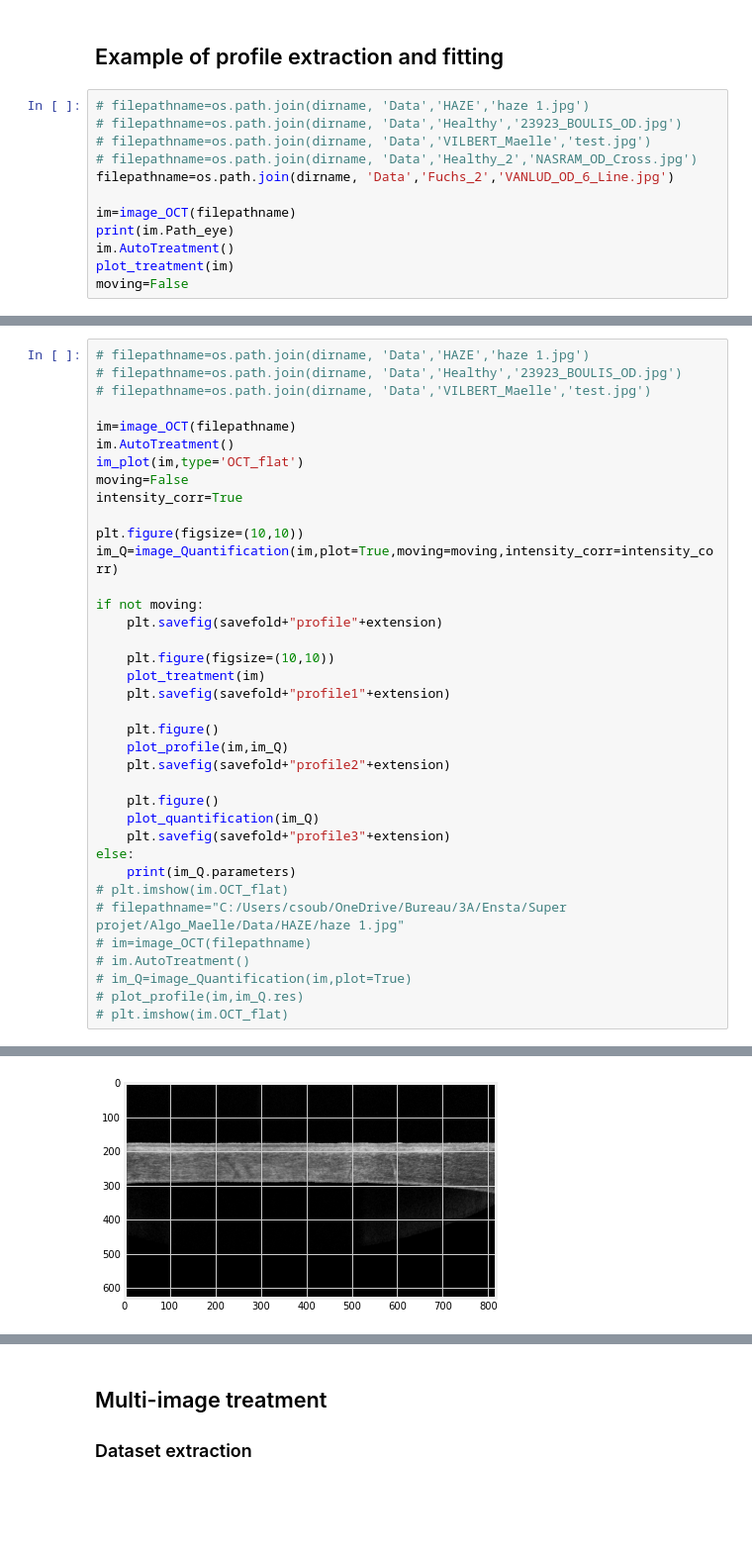
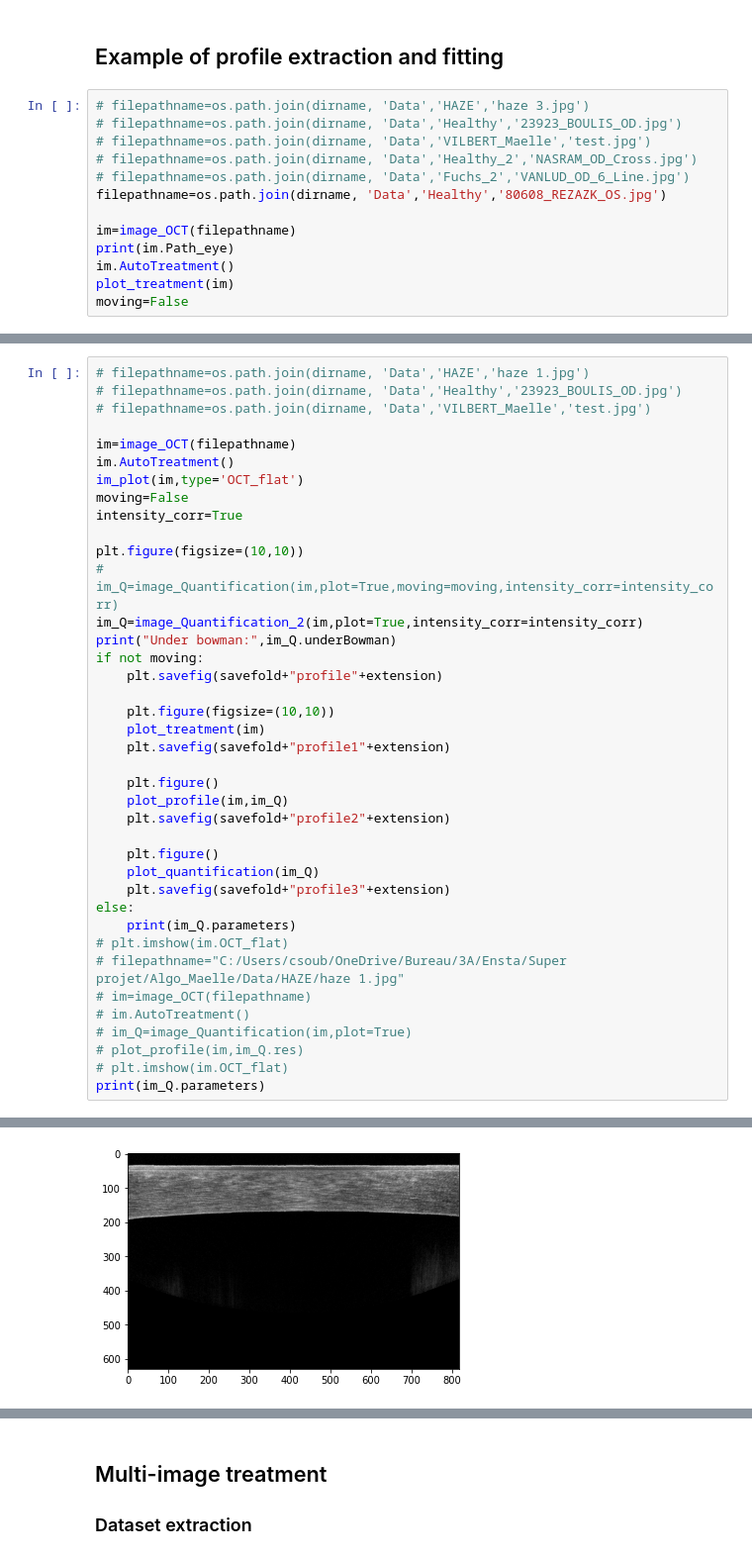
Before and after one commit to Coohrentiin/Quantification_of_corneal_surgery_antecedent, a Jupyter notebook: quatification_test.ipynb, the cells around one changed output, grey strips where cells are left out. Shown: that part at 99% size. Saved outputs shown, nothing was run; the diff lists cells and outputs as text; blank space fills up the shorter version.

```diff
--- a/quatification_test.ipynb
+++ b/quatification_test.ipynb
@@ -97,11 +96,12 @@ TabError: inconsistent use of tabs and spaces in indentation (Temp/ipykernel_191
 # %% [markdown]
 ## Example of profile extraction and fitting
 # %%
-# filepathname=os.path.join(dirname, 'Data','HAZE','haze 1.jpg')
+# filepathname=os.path.join(dirname, 'Data','HAZE','haze 3.jpg')
 # filepathname=os.path.join(dirname, 'Data','Healthy','23923_BOULIS_OD.jpg')
 # filepathname=os.path.join(dirname, 'Data','VILBERT_Maelle','test.jpg')
 # filepathname=os.path.join(dirname, 'Data','Healthy_2','NASRAM_OD_Cross.jpg')
-filepathname=os.path.join(dirname, 'Data','Fuchs_2','VANLUD_OD_6_Line.jpg')
+# filepathname=os.path.join(dirname, 'Data','Fuchs_2','VANLUD_OD_6_Line.jpg')
+filepathname=os.path.join(dirname, 'Data','Healthy','80608_REZAZK_OS.jpg')
 
 im=image_OCT(filepathname)
 print(im.Path_eye)
@@ -123,8 +123,9 @@ moving=False
 intensity_corr=True
 
 plt.figure(figsize=(10,10))
-im_Q=image_Quantification(im,plot=True,moving=moving,intensity_corr=intensity_corr)
-
+# im_Q=image_Quantification(im,plot=True,moving=moving,intensity_corr=intensity_corr)
+im_Q=image_Quantification_2(im,plot=True,intensity_corr=intensity_corr)
+print("Under bowman:",im_Q.underBowman)
 if not moving:
 	plt.savefig(savefold+"profile"+extension)
 
@@ -148,4 +149,5 @@ else:
 # im_Q=image_Quantification(im,plot=True)
 # plot_profile(im,im_Q.res)
 # plt.imshow(im.OCT_flat)
+print(im_Q.parameters)
 # %% [output]
@@ -153 +154 @@ else:
-[figure, old version]
+[figure, new version]
```
Also changed, not shown: parts of 24 cells of this notebook, 44 other files.
